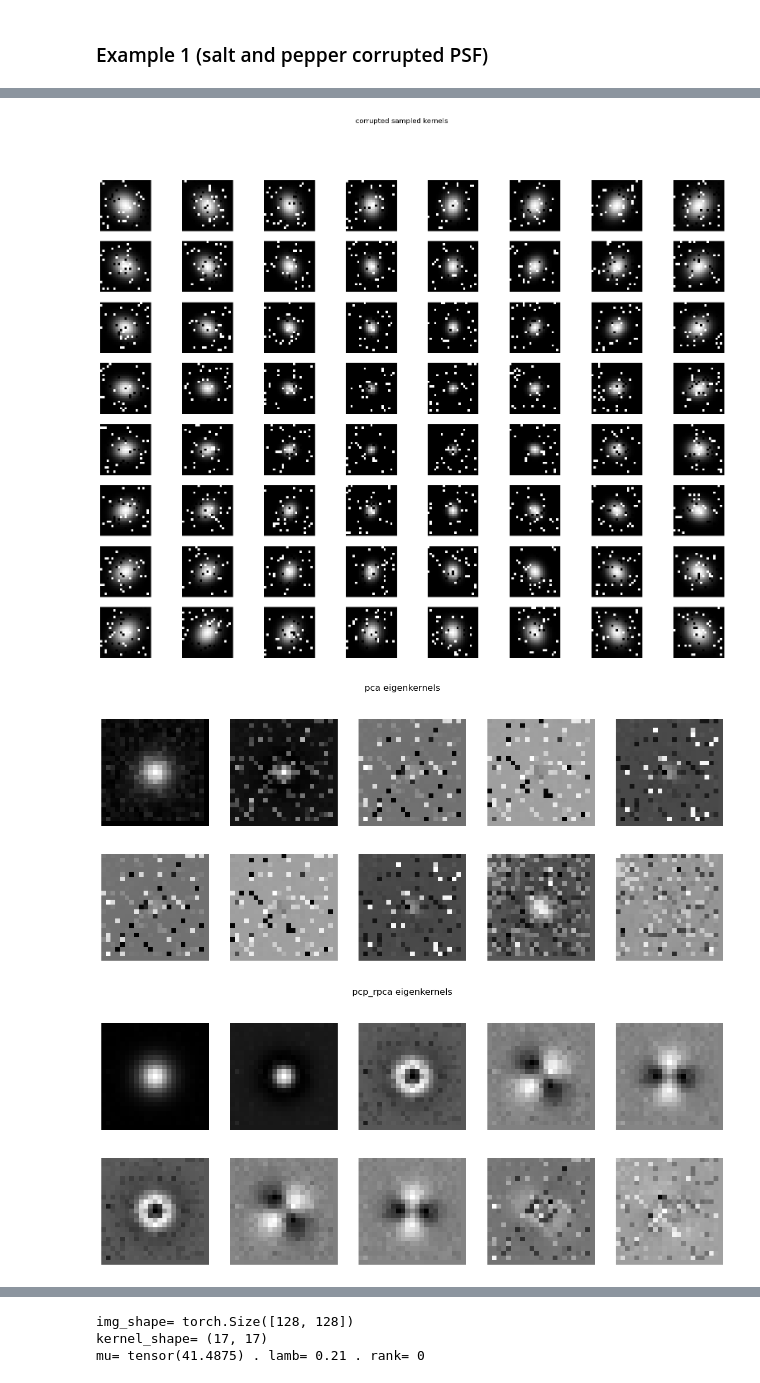
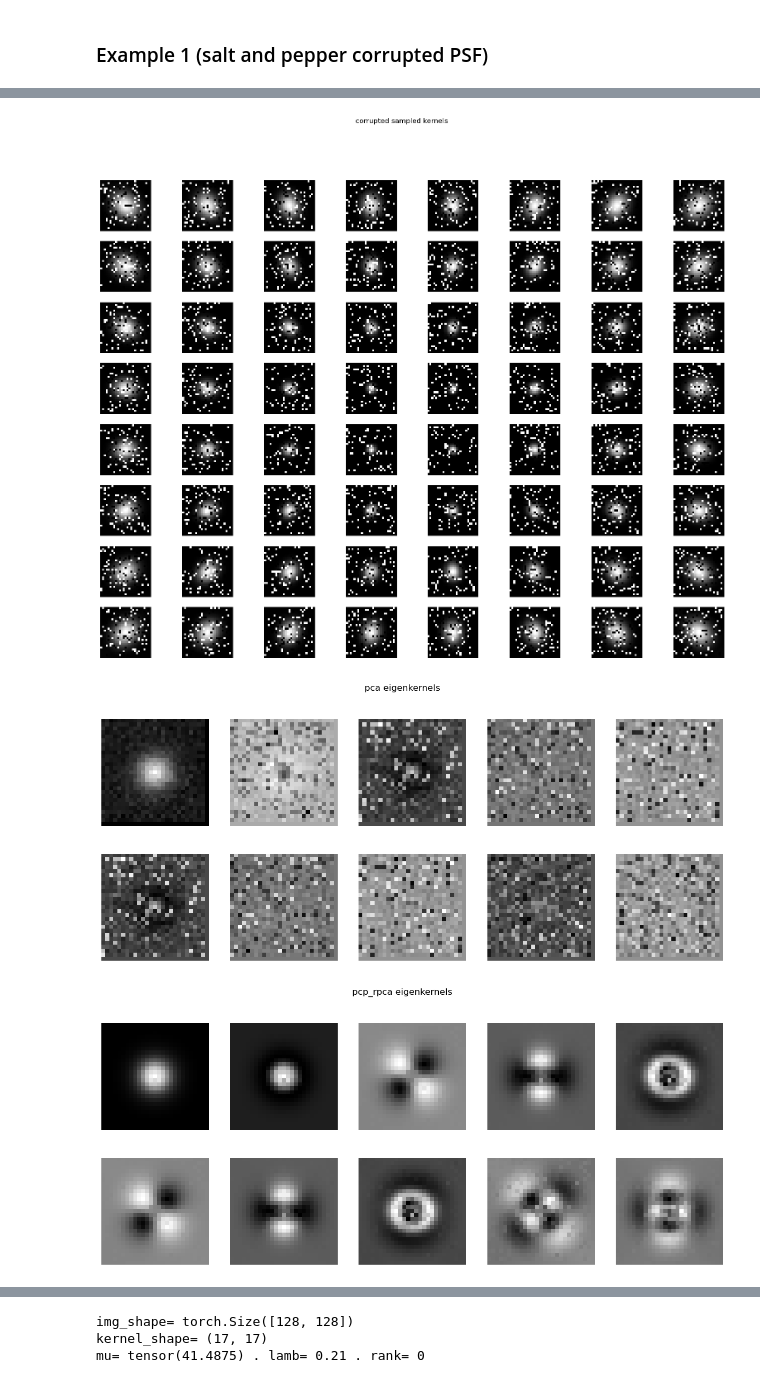
Before and after one commit to mlbj/blurtool, a Jupyter notebook: exp/sbrt2023/sbrt2023.ipynb, the cells around one changed output, grey strips where cells are left out. Cells and saved outputs as stored; diff of their text form; code cells hidden in the pictures.

```diff
--- a/exp/sbrt2023/sbrt2023.ipynb
+++ b/exp/sbrt2023/sbrt2023.ipynb
@@ -128,7 +135,7 @@ PSNR(blurred_lsvc,blurred_pca)= tensor(25.6640, dtype=torch.float64)
 # blurring a test image with a lattice of kernels versus the sampled-decomposed version of the same lattice
 
 # resizer
-resize = torchvision.transforms.Resize(size=(128))
+resize = torchvision.transforms.Resize(size=(256))
 
 # open test image
 test_image=Image.open('../../data/cameraman.tif').convert('L')
@@ -140,7 +147,7 @@ print('img_shape=',img_shape)
 
 
 # define lattice
-kernel_shape=(23,23)
+kernel_shape=(27,27)
 lattice_pars={'ax':0.07,'ay':0.07,'bx':0.4,'by':0.3,'gamma_x':1,'gamma_y':1}
 lat=blurtool.RotGaussian(img_shape,kernel_shape,lattice_pars)
 print('kernel_shape=',kernel_shape)
@@ -151,12 +158,12 @@ sampled_lat=lat.sample(sampled_shape)
 
 # corrupt sampled kernels with salt and pepper noise
 for key in sampled_lat.kernels:
-    sampled_lat.kernels[key].psf_data=blurtool.spnoise(sampled_lat.kernels[key].psf_data,amount=0.1)
+    sampled_lat.kernels[key].psf_data=blurtool.spnoise(sampled_lat.kernels[key].psf_data,amount=0.2) # 0.1
 
 # decompose sampled lattice
 r=10
 pars_pca={'r':r}
-pars_rpca={'lamb':0.15,'r':r,'tol':1e-20,'max_iter':500,'debug':False} # lamb=0.15
+pars_rpca={'lamb':0.06,'r':r,'tol':1e-20,'max_iter':500,'debug':False} # lamb=0.16
 # pars_rpca={'r':r,'debug':False}
 pca_lat=blurtool.DecomposeLattice(sampled_lat,img_shape,mode='pca',decompose_pars=pars_pca)
 rpca_lat=blurtool.DecomposeLattice(sampled_lat,img_shape,mode='pcp_rpca',decompose_pars=pars_rpca)
@@ -193,6 +200,15 @@ for i in range(n_rows):
         ax[i,j].imshow(rpca_lat.eigenkernels[int(i*n_rows+j)](),cmap='gray')
 plt.show()
 
+# plot reconsctructed pca noninterpolated kernels
+fig,ax=plt.subplots(sampled_shape[0],sampled_shape[1],figsize=(20,15))
+fig.suptitle('recovered rpca noninterpolated kernels')
+for i in range(sampled_shape[0]):
+    for j in range(sampled_shape[1]):
+        ax[i,j].axis('off')
+        ax[i,j].imshow(pca_lat.noninterpolated_kernel([i,j])(),cmap='gray')
+plt.show()
+
 # plot reconsctructed rpca noninterpolated kernels
 fig,ax=plt.subplots(sampled_shape[0],sampled_shape[1],figsize=(20,15))
 fig.suptitle('recovered rpca noninterpolated kernels')
@@ -205,11 +221,11 @@ plt.show()
 ## blur a test image
 
 # define blurs and apply
-# blur=blurtool.NonstationaryBlur(lat)
+blur=blurtool.NonstationaryBlur(lat)
 pca_blur=blurtool.NonstationaryBlur(pca_lat)
 rpca_blur=blurtool.NonstationaryBlur(rpca_lat)
 
-# blurred_test_image=blur.forward(test_image,n_pool=4,debug=False)
+blurred_test_image=blur.forward(test_image,n_pool=1,debug=True)
 pca_blurred_test_image=pca_blur.forward(test_image,debug=False)
 rpca_blurred_test_image=rpca_blur.forward(test_image,debug=False)
 
@@ -241,3 +257,3 @@ mu= tensor(78.6425) . lamb= 0.15 . rank= 0
-[figure, old version]
+[figure, new version]
-[figure, old version]
+[figure, new version]
-[figure, old version]
+[figure, new version]
```
Also changed, not shown: parts of 6 cells of this notebook, 1 other file.
